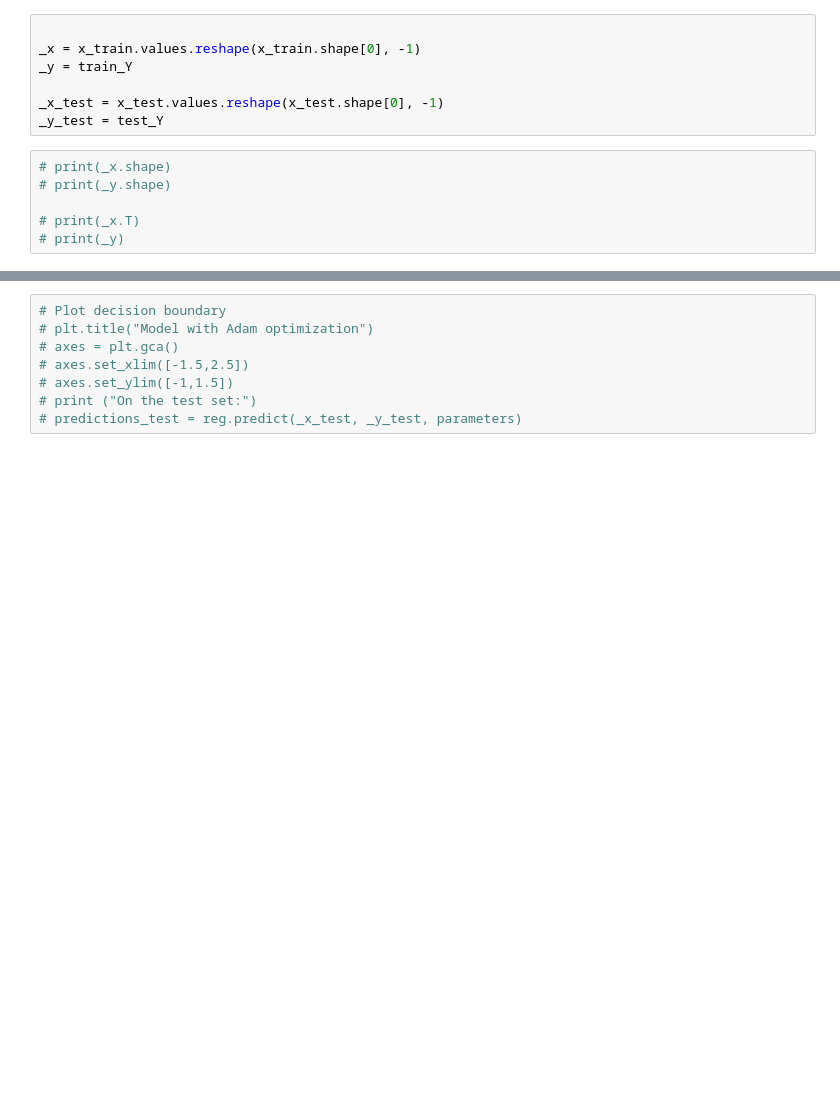
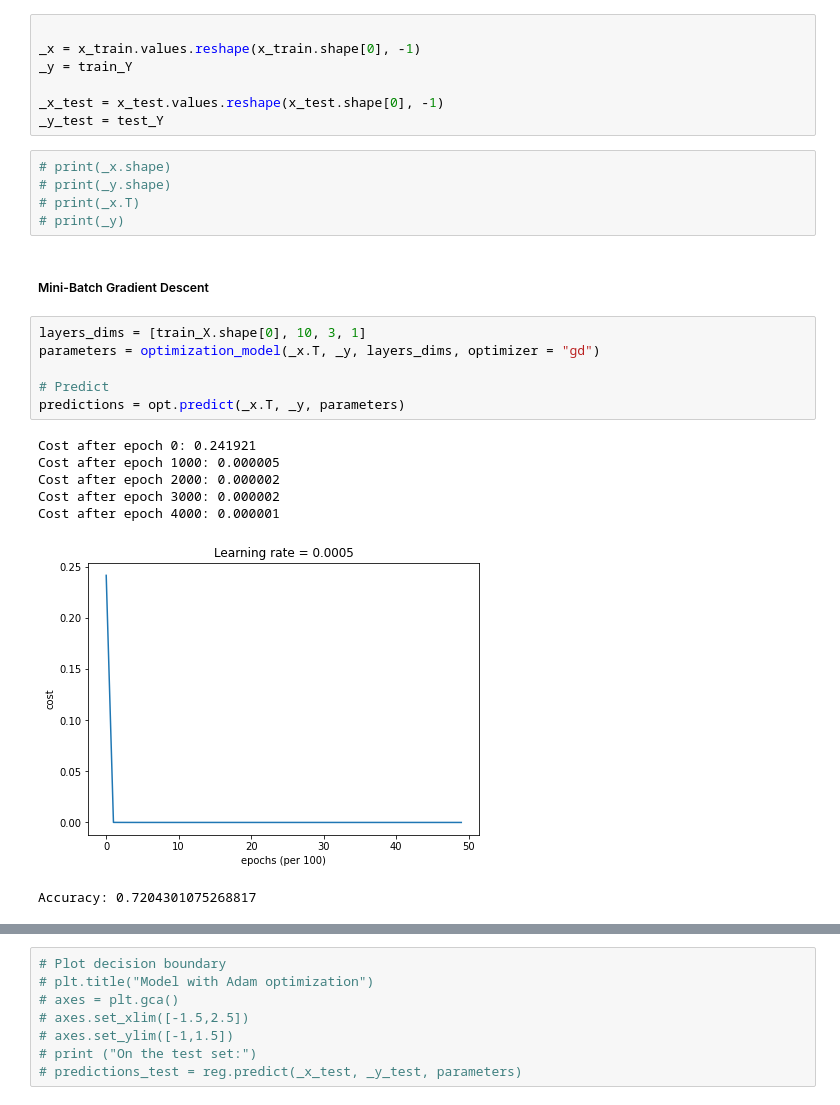
Before and after one commit to khanh22mse23057/mle501, a Jupyter notebook: [MLE501_Assignment]_Job_placement_prediction_model_building.ipynb, the cells around one changed output, grey strips where cells are left out. Drawn from its saved outputs; the diff is of its cells as text; blank space fills up the shorter version.

```diff
--- a/[MLE501_Assignment]_Job_placement_prediction_model_building.ipynb
+++ b/[MLE501_Assignment]_Job_placement_prediction_model_building.ipynb
@@ -1441,6 +1481,21 @@ _y_test = test_Y
 # %%
 # print(_x.shape)
 # print(_y.shape)
-
 # print(_x.T)
 # print(_y)
+# %% [markdown]
+##### Mini-Batch Gradient Descent
+# %%
+layers_dims = [train_X.shape[0], 10, 3, 1]
+parameters = optimization_model(_x.T, _y, layers_dims, optimizer = "gd")
+
+# Predict
+predictions = opt.predict(_x.T, _y, parameters)
+# %% [output]
+Cost after epoch 0: 0.241921
+Cost after epoch 1000: 0.000005
+Cost after epoch 2000: 0.000002
+Cost after epoch 3000: 0.000002
+Cost after epoch 4000: 0.000001
+[figure, added]
+Accuracy: 0.7204301075268817
```
Also changed, not shown: parts of 32 cells of this notebook.
